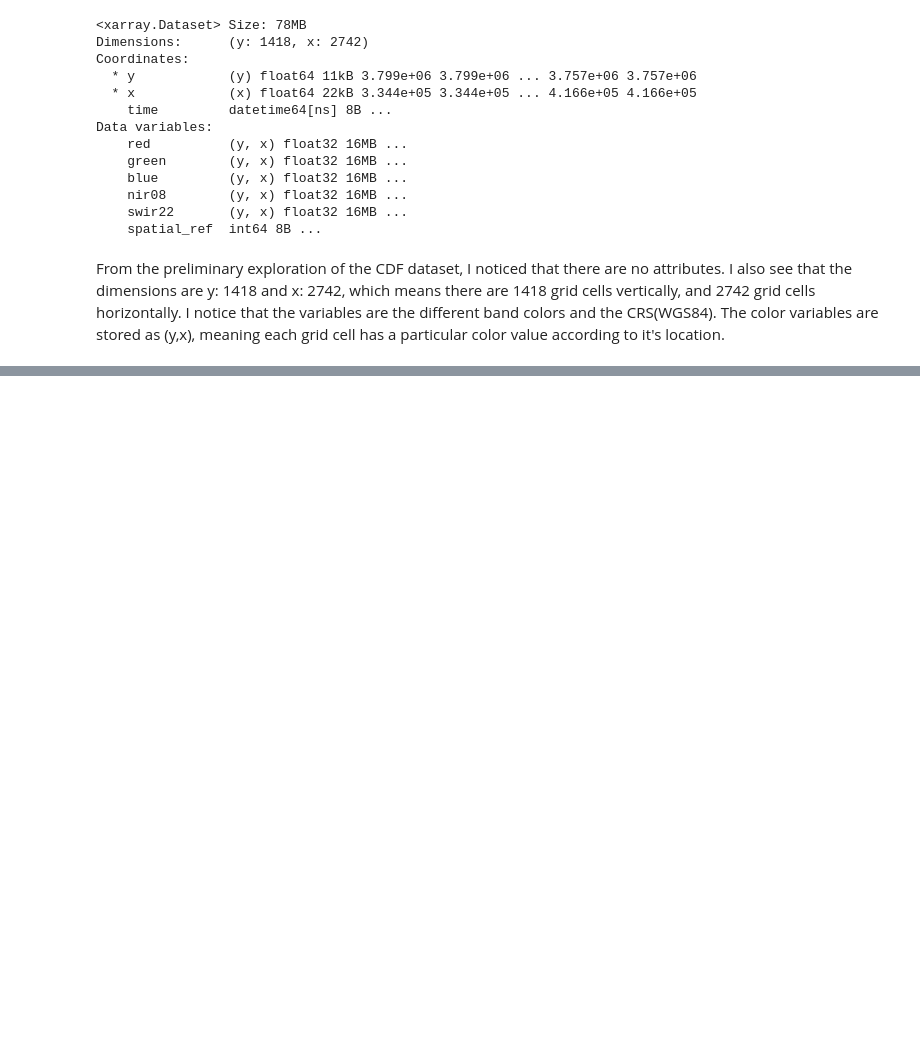
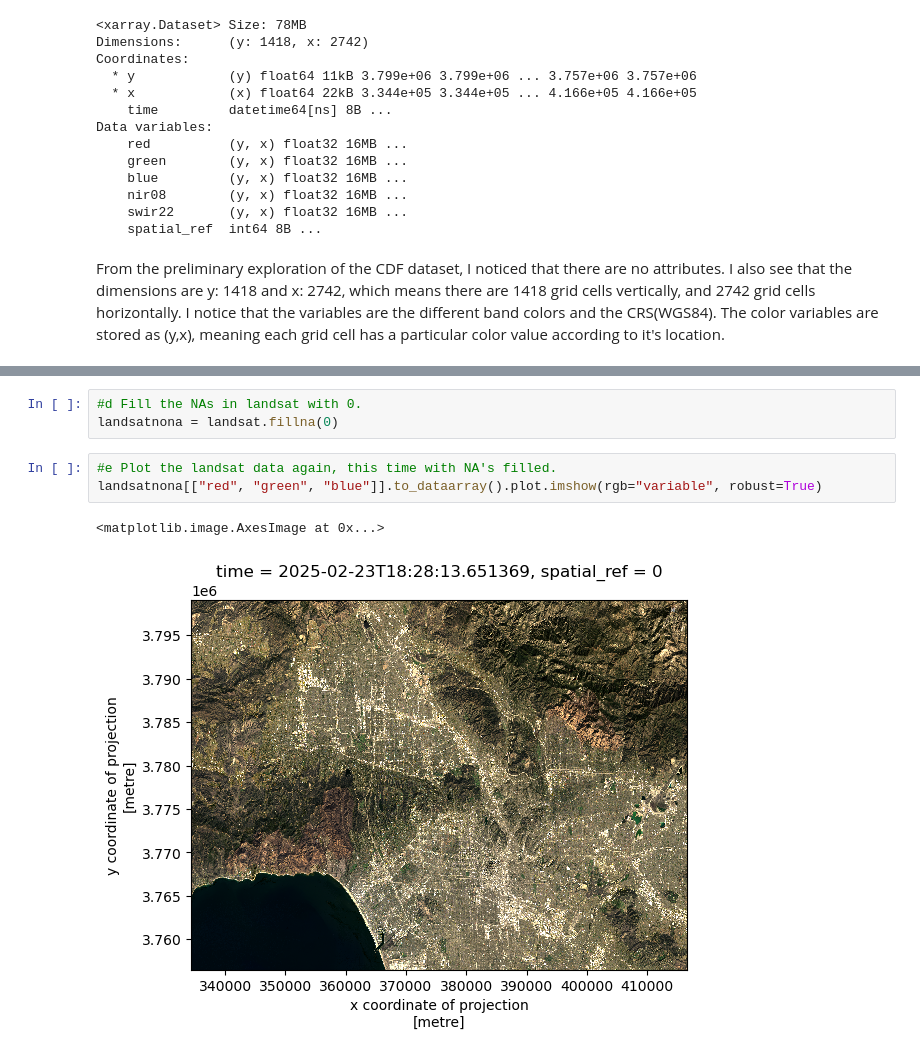
Before and after one commit to natashaclemencon/eds220-hwk4, a Jupyter notebook: hwk4-task2-false-color-Clemencon.ipynb, the cells around one changed output, grey strips where cells are left out. Cells and saved outputs as stored; diff of their text form; blank space fills up the shorter version.

```diff
--- a/hwk4-task2-false-color-Clemencon.ipynb
+++ b/hwk4-task2-false-color-Clemencon.ipynb
@@ -32,0 +124,9 @@ landsat.rio.crs
+# %%
+#d Fill the NAs in landsat with 0.
+landsatnona = landsat.fillna(0)
+# %%
+#e Plot the landsat data again, this time with NA's filled.
+landsatnona[["red", "green", "blue"]].to_dataarray().plot.imshow(rgb="variable", robust=True)
+# %% [output]
+<matplotlib.image.AxesImage at 0x...>
+[figure, added]
```
Also changed, not shown: parts of 24 cells of this notebook.
